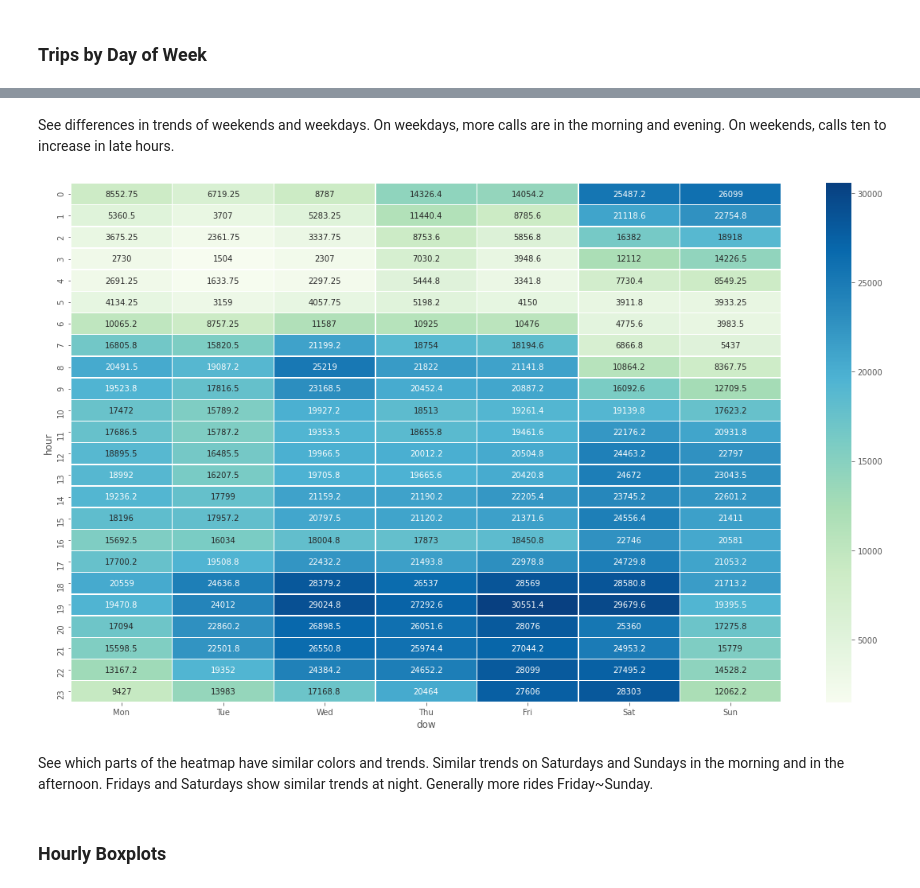
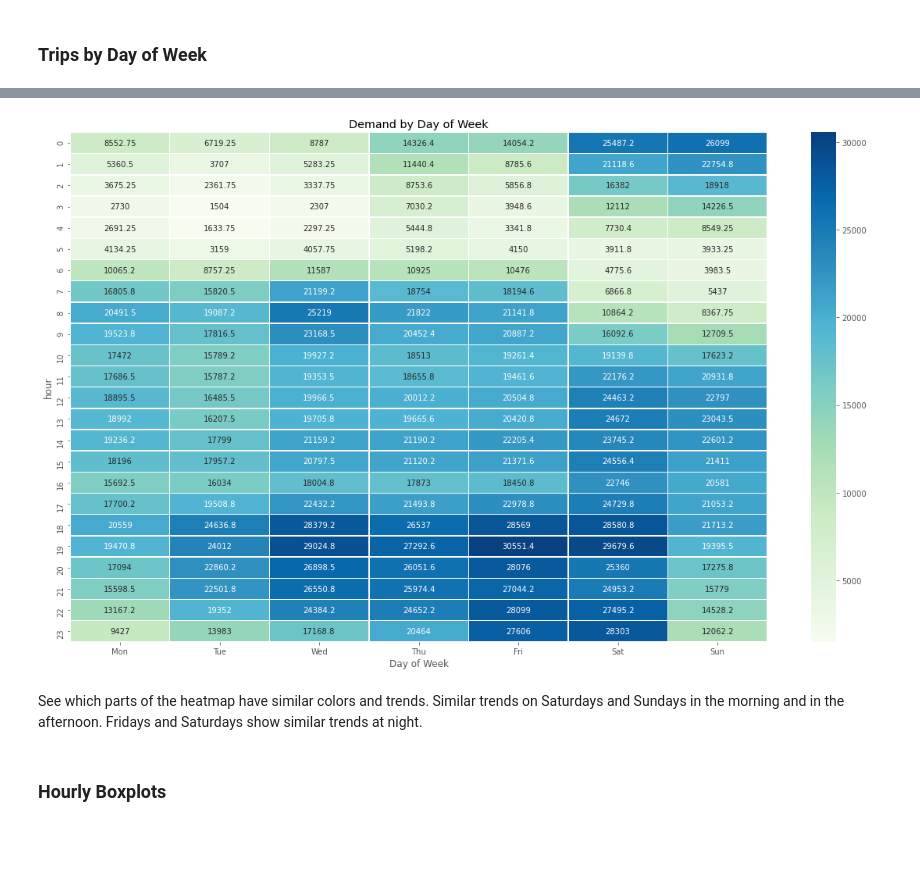
Before and after one commit to jiyoungsim/BigQuery-NYC-Taxi-Demand--EDA-and-Prediction, a Jupyter notebook: doc/1. NYC Taxi EDA (Time).ipynb, the cells around one changed output, grey strips where cells are left out. Cells and saved outputs as stored; diff of their text form; code cells hidden in the pictures; blank space fills up the shorter version.

```diff
--- a/doc/1. NYC Taxi EDA (Time).ipynb
+++ b/doc/1. NYC Taxi EDA (Time).ipynb
@@ -74,6 +74,7 @@ query = '''
                COUNT(1) AS cnt
         FROM `bigquery-public-data.new_york_taxi_trips.tlc_yellow_trips_2015`
         WHERE EXTRACT(MONTH FROM pickup_datetime) = 1
+        AND EXTRACT(YEAR FROM pickup_datetime) = 2015
         GROUP BY pickup_hour
         ORDER BY pickup_hour
         '''
@@ -218,12 +221,12 @@ df.groupby(['hour','is_weekend'])['cnt'].mean().unstack().rename(columns={0:'Wee
-# %% [markdown]
-See differences in trends of weekends and weekdays. On weekdays, more calls are in the morning and evening. On weekends, calls ten to increase in late hours.
 # %%
 plt.figure(figsize = (20, 12))
-sns.heatmap(df.groupby(['hour', 'dow'])['cnt'].mean().unstack().rename(columns=dow_dict),lw=.5, annot=True, cmap='GnBu', fmt='g', annot_kws={'size':10});
+sns.heatmap(df.groupby(['hour', 'dow'])['cnt'].mean().unstack().rename(columns=dow_dict),lw=.5, annot=True, cmap='GnBu', fmt='g', annot_kws={'size':10})
+plt.title('Demand by Day of Week')
+plt.xlabel('Day of Week');
 # %% [output]
-[figure, old version]
+[figure, new version]
 # %% [markdown]
-See which parts of the heatmap have similar colors and trends. Similar trends on Saturdays and Sundays in the morning and in the afternoon. Fridays and Saturdays show similar trends at night. Generally more rides Friday~Sunday.
+See which parts of the heatmap have similar colors and trends. Similar trends on Saturdays and Sundays in the morning and in the afternoon. Fridays and Saturdays show similar trends at night.
 # %% [markdown]
 ### Hourly Boxplots
 # %%
```
Also changed, not shown: parts of 16 cells of this notebook, 1 other file.
